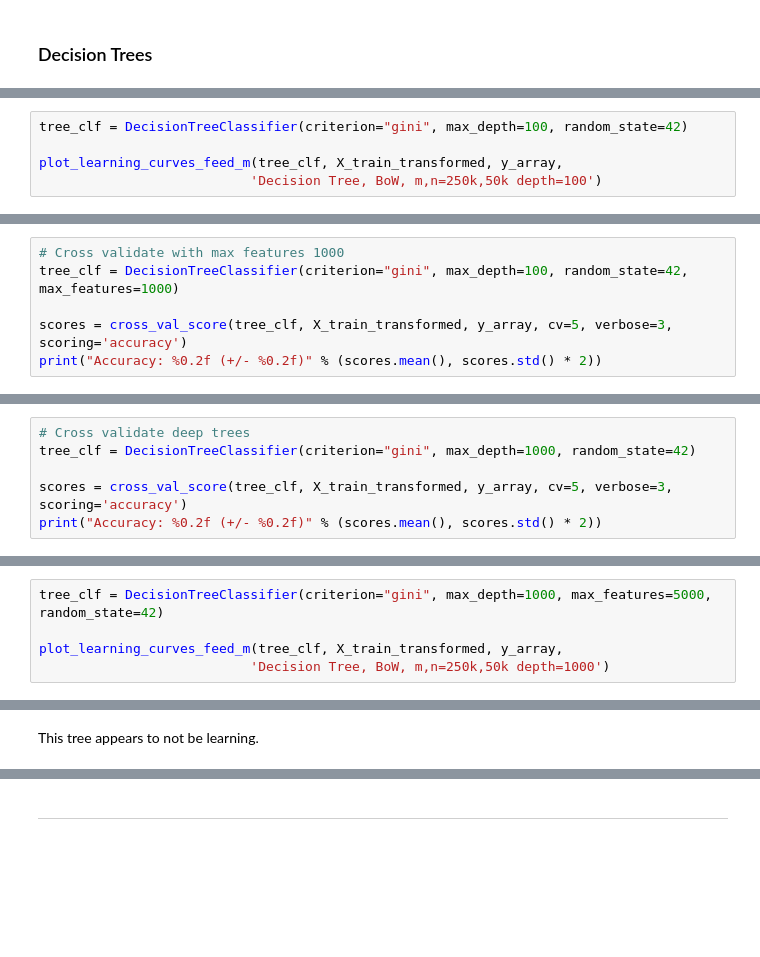
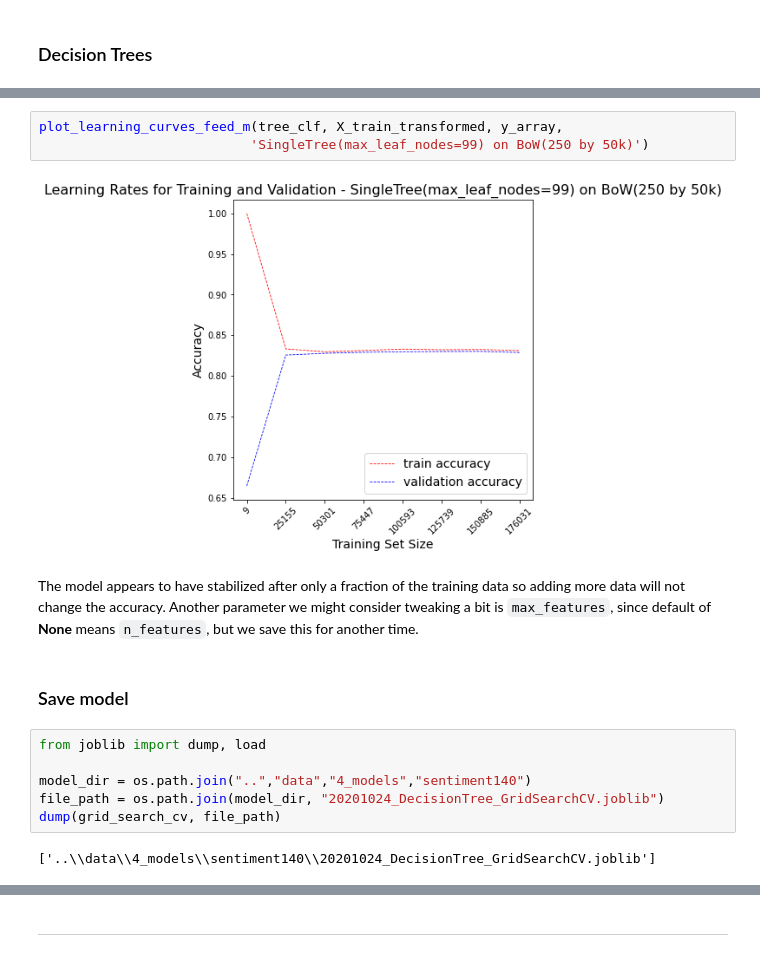
Before and after one commit to BigBangData/NaturalLanguageProcessing, a Jupyter notebook: sentiment140/00_POC6_Trees.ipynb, the cells around one changed output, grey strips where cells are left out. Drawn from its saved outputs; the diff is of its cells as text; blank space fills up the shorter version.

Commit message:
GridSearchCV for single decision tree classifiers

```diff
--- a/sentiment140/00_POC6_Trees.ipynb
+++ b/sentiment140/00_POC6_Trees.ipynb
@@ -171,8 +185,3 @@ def plot_learning_curves_feed_m(model, X, y, Xname):
     plt.xlabel("Training Set Size", fontsize=14)
     plt.ylabel("Accuracy", fontsize=14)
     plt.show()
-# %%
-tree_clf = DecisionTreeClassifier(criterion="gini", max_depth=100, random_state=42)
-
-plot_learning_curves_feed_m(tree_clf, X_train_transformed, y_array,
-                           'Decision Tree, BoW, m,n=250k,50k depth=100')
@@ -203,6 +187,0 @@ class sklearn.tree.DecisionTreeClassifier(*, criterion='gini', splitter='best',
-# %%
-# Cross validate with max features 1000
-tree_clf = DecisionTreeClassifier(criterion="gini", max_depth=100, random_state=42, max_features=1000)
-
-scores = cross_val_score(tree_clf, X_train_transformed, y_array, cv=5, verbose=3, scoring='accuracy')
-print("Accuracy: %0.2f (+/- %0.2f)" % (scores.mean(), scores.std() * 2))
@@ -225,6 +187,0 @@ Accuracy: 0.69 (+/- 0.01)
-# %%
-# Cross validate deep trees
-tree_clf = DecisionTreeClassifier(criterion="gini", max_depth=1000, random_state=42)
-
-scores = cross_val_score(tree_clf, X_train_transformed, y_array, cv=5, verbose=3, scoring='accuracy')
-print("Accuracy: %0.2f (+/- %0.2f)" % (scores.mean(), scores.std() * 2))
@@ -247,5 +187,0 @@ Accuracy: 0.71 (+/- 0.00)
-# %%
-tree_clf = DecisionTreeClassifier(criterion="gini", max_depth=1000, max_features=5000, random_state=42)
-
-plot_learning_curves_feed_m(tree_clf, X_train_transformed, y_array,
-                           'Decision Tree, BoW, m,n=250k,50k depth=1000')
@@ -254,5 +188,20 @@ plot_learning_curves_feed_m(tree_clf, X_train_transformed, y_array,
-# %% [markdown]
-This tree appears to not be learning.
+# %%
+plot_learning_curves_feed_m(tree_clf, X_train_transformed, y_array,
+                           'SingleTree(max_leaf_nodes=99) on BoW(250 by 50k)')
+# %% [output]
+[figure, added]
+# %% [markdown]
+The model appears to have stabilized after only a fraction of the training data so adding more data will not change the accuracy. Another parameter we might consider tweaking a bit is `max_features`, since default of **None** means `n_features`, but we save this for another time.
+# %% [markdown]
+### Save model
+# %%
+from joblib import dump, load
+
+model_dir = os.path.join("..","data","4_models","sentiment140")
+file_path = os.path.join(model_dir, "20201024_DecisionTree_GridSearchCV.joblib")
+dump(grid_search_cv, file_path)
+# %% [output]
+['..\\data\\4_models\\sentiment140\\20201024_DecisionTree_GridSearchCV.joblib']
 # %%
 # time notebook
 mins, secs = divmod(time.time() - start_notebook, 60)
```
Also changed, not shown: parts of 26 cells of this notebook.
